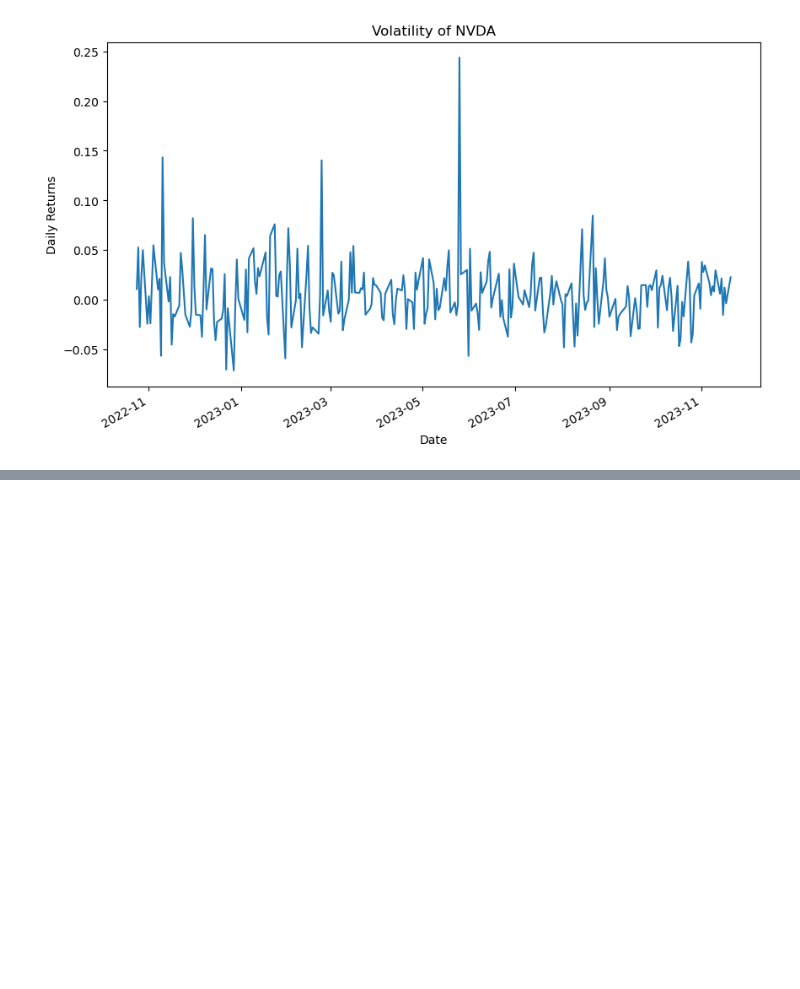
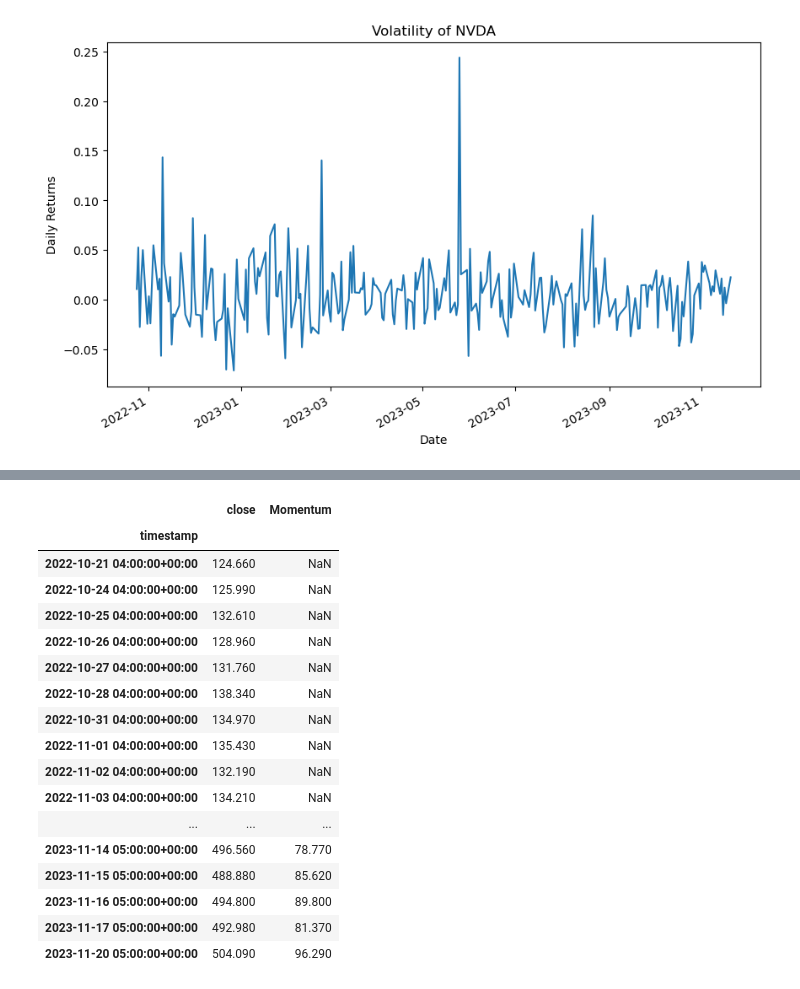
Before and after one commit to kyp0717/aiagent_learn, a Jupyter notebook: learn/adv_momentum.ipynb, the cells around one changed output, grey strips where cells are left out. Drawn from its saved outputs; the diff is of its cells as text; code cells hidden in the pictures; blank space fills up the shorter version.

Commit message:
build momentum strategy

```diff
--- a/learn/adv_momentum.ipynb
+++ b/learn/adv_momentum.ipynb
@@ -34,0 +76,30 @@ plt.show()
+# %%
+def calculate_momentum(data, period=14):
+ return data['close'].diff(periods=period)
+
+# Adding Momentum to DataFrame
+stock_data['Momentum'] = calculate_momentum(stock_data)
+# %%
+import pandas as pd
+pd.set_option('display.max_rows', None)
+# %%
+stock_data[['close','Momentum']]
+# %% [output]
+|  | close | Momentum |
+| timestamp |  |  |
+| 2022-10-21 04:00:00+00:00 | 124.660 | NaN |
+| 2022-10-24 04:00:00+00:00 | 125.990 | NaN |
+| 2022-10-25 04:00:00+00:00 | 132.610 | NaN |
+| 2022-10-26 04:00:00+00:00 | 128.960 | NaN |
+| 2022-10-27 04:00:00+00:00 | 131.760 | NaN |
+| 2022-10-28 04:00:00+00:00 | 138.340 | NaN |
+| 2022-10-31 04:00:00+00:00 | 134.970 | NaN |
+| 2022-11-01 04:00:00+00:00 | 135.430 | NaN |
+| 2022-11-02 04:00:00+00:00 | 132.190 | NaN |
+| 2022-11-03 04:00:00+00:00 | 134.210 | NaN |
+| ... | ... | ... |
+| 2023-11-14 05:00:00+00:00 | 496.560 | 78.770 |
+| 2023-11-15 05:00:00+00:00 | 488.880 | 85.620 |
+| 2023-11-16 05:00:00+00:00 | 494.800 | 89.800 |
+| 2023-11-17 05:00:00+00:00 | 492.980 | 81.370 |
+| 2023-11-20 05:00:00+00:00 | 504.090 | 96.290 |
```
Also changed, not shown: parts of 3 cells of this notebook, 6 other files.
